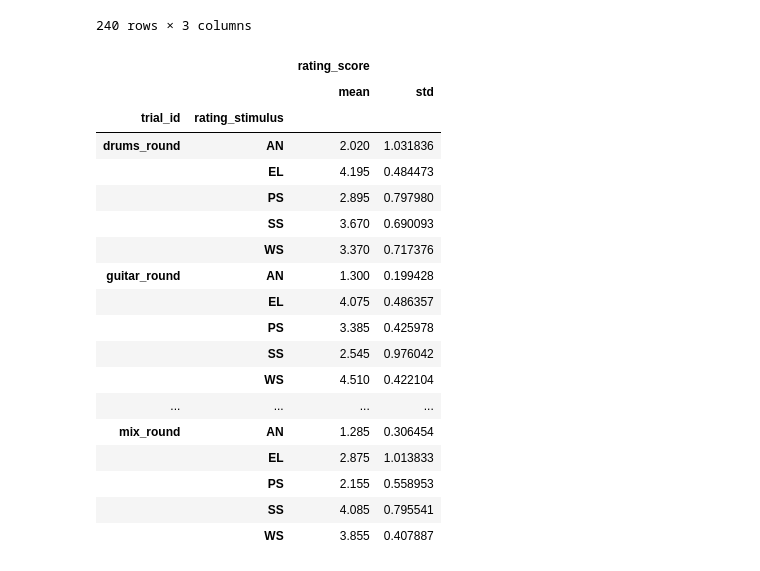
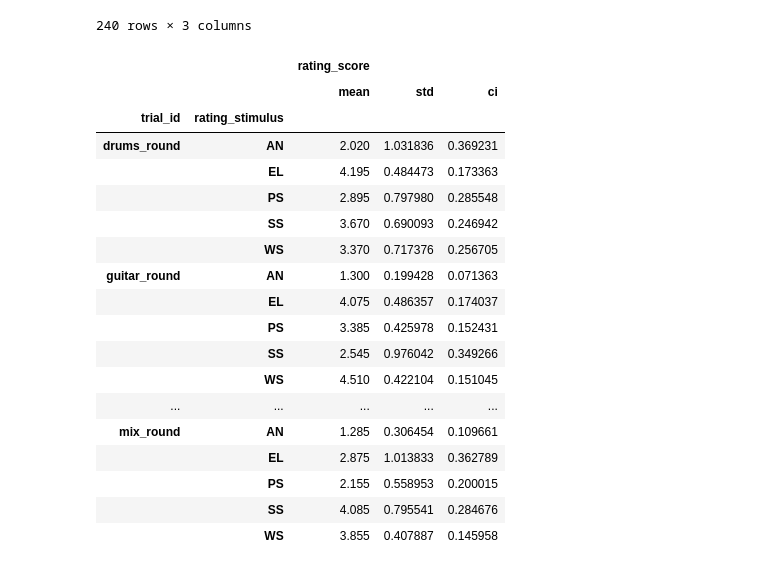
Before and after one commit to mp-smc23/SMC9, a Jupyter notebook: Evaluation/Results/process_results.ipynb, the cells around one changed output. Saved outputs shown, nothing was run; the diff lists cells and outputs as text; code cells hidden in the pictures.

```diff
--- a/Evaluation/Results/process_results.ipynb
+++ b/Evaluation/Results/process_results.ipynb
@@ -61,29 +61,36 @@ df
 | 279 | guitar_round | PS | 2.80 |
 240 rows × 3 columns
 # %%
-# group by "trial_id" and "rating_stimulus" and then caluculate mean and standard deviation of "rating_score"
+# group by "trial_id" and "rating_stimulus" and then calculate mean and standard deviation of "rating_score"
 df_grouped = df.groupby(['trial_id', 'rating_stimulus']).agg([np.mean, np.std])
+
+# calculate confidence intervals
+confidence_level = 0.95
+z_score = norm.ppf(1 - (1 - confidence_level) / 2)
+
+df_grouped['rating_score', 'ci'] = z_score * (df_grouped['rating_score', 'std'] / np.sqrt(df_grouped['rating_score', 'std'].count()))
+
 df_grouped
 # %% [output]
-|  |  | rating_score |  |
-|  |  | mean | std |
-| trial_id | rating_stimulus |  |  |
-| drums_round | AN | 2.020 | 1.031836 |
-|  | EL | 4.195 | 0.484473 |
-|  | PS | 2.895 | 0.797980 |
-|  | SS | 3.670 | 0.690093 |
-|  | WS | 3.370 | 0.717376 |
-| guitar_round | AN | 1.300 | 0.199428 |
-|  | EL | 4.075 | 0.486357 |
-|  | PS | 3.385 | 0.425978 |
-|  | SS | 2.545 | 0.976042 |
-|  | WS | 4.510 | 0.422104 |
-| ... | ... | ... | ... |
-| mix_round | AN | 1.285 | 0.306454 |
-|  | EL | 2.875 | 1.013833 |
-|  | PS | 2.155 | 0.558953 |
-|  | SS | 4.085 | 0.795541 |
-|  | WS | 3.855 | 0.407887 |
+|  |  | rating_score |  |  |
+|  |  | mean | std | ci |
+| trial_id | rating_stimulus |  |  |  |
+| drums_round | AN | 2.020 | 1.031836 | 0.369231 |
+|  | EL | 4.195 | 0.484473 | 0.173363 |
+|  | PS | 2.895 | 0.797980 | 0.285548 |
+|  | SS | 3.670 | 0.690093 | 0.246942 |
+|  | WS | 3.370 | 0.717376 | 0.256705 |
+| guitar_round | AN | 1.300 | 0.199428 | 0.071363 |
+|  | EL | 4.075 | 0.486357 | 0.174037 |
+|  | PS | 3.385 | 0.425978 | 0.152431 |
+|  | SS | 2.545 | 0.976042 | 0.349266 |
+|  | WS | 4.510 | 0.422104 | 0.151045 |
+| ... | ... | ... | ... | ... |
+| mix_round | AN | 1.285 | 0.306454 | 0.109661 |
+|  | EL | 2.875 | 1.013833 | 0.362789 |
+|  | PS | 2.155 | 0.558953 | 0.200015 |
+|  | SS | 4.085 | 0.795541 | 0.284676 |
+|  | WS | 3.855 | 0.407887 | 0.145958 |
 # %%
 # trail id mapping dict
 trial_id_mapping = {
```
Also changed, not shown: parts of 7 cells of this notebook, 1 other file.
